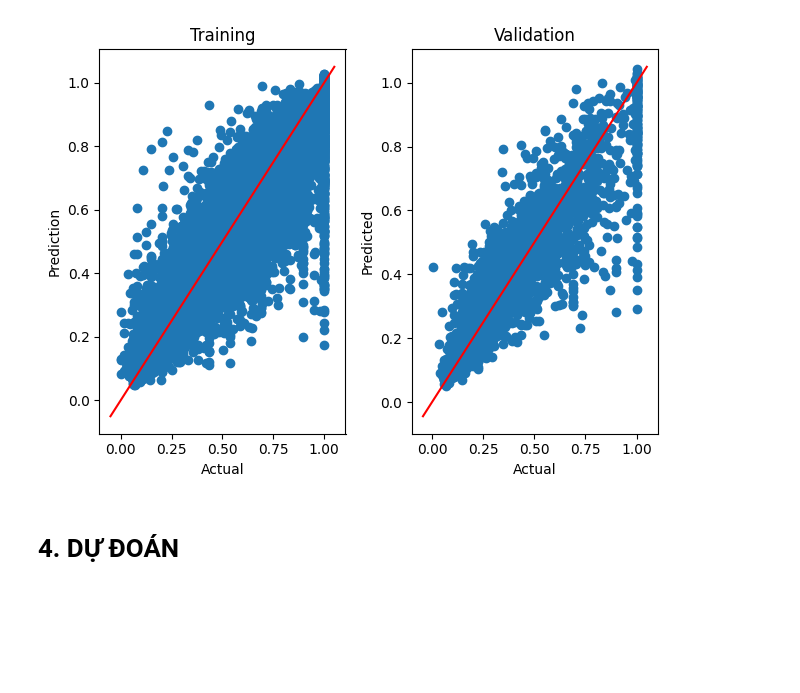
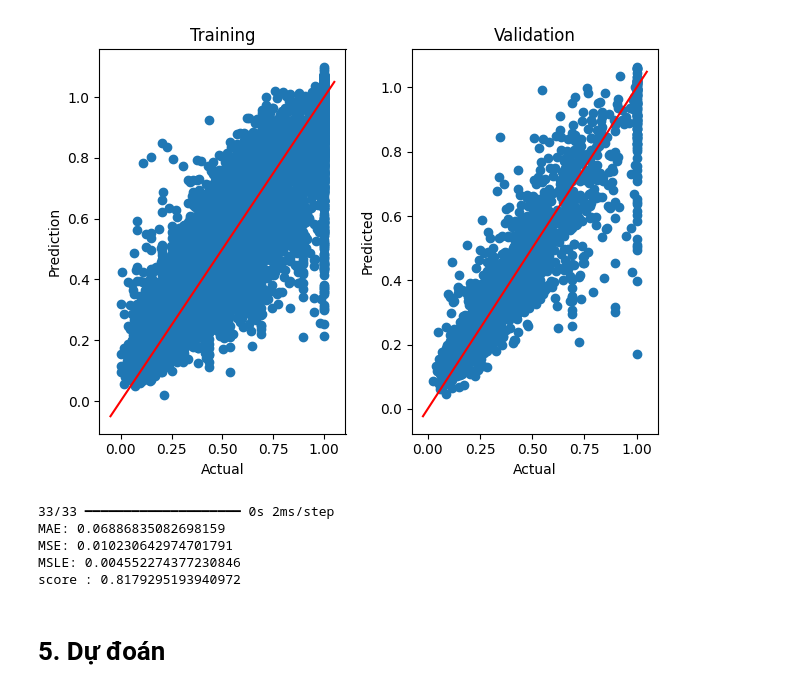
Before and after one commit to ldc-369/predicting-house-prices, a Jupyter notebook: train_model.ipynb, the cells around one changed output. Drawn from its saved outputs; the diff is of its cells as text; code cells hidden in the pictures; blank space fills up the shorter version.

```diff
--- a/train_model.ipynb
+++ b/train_model.ipynb
@@ -369,0 +222,6 @@ score : 0.8310255279347436
+# %%
+remain_length = len(X_remain)
+test_length = math.floor(len(X)*0.05)
+test_ratio_in_remain = test_length/remain_length
+# %%
+X_val, X_test, y_val, y_test = train_test_split(X_remain, y_remain, test_size=test_ratio_in_remain, random_state=123)
@@ -369,0 +266,25 @@ score : 0.8310255279347436
+# %%
+#kiến trúc model
+
+model = Sequential()
+
+model.add(Input(shape=(X_train.shape[1],)))
+
+model.add(Dense(256))
+model.add(BatchNormalization())
+model.add(Activation('relu'))
+model.add(Dropout(0.2))
+
+model.add(Dense(128))
+model.add(BatchNormalization())
+model.add(Activation('relu'))
+model.add(Dropout(0.1))
+
+model.add(Dense(64))
+model.add(BatchNormalization())
+model.add(Activation('relu'))
+
+# output-layer: 1 neuron, không activation (vì hồi quy)
+model.add(Dense(1))
+
+model.summary()
@@ -369,0 +313,10 @@ score : 0.8310255279347436
+# %%
+model.compile(optimizer='adam', loss=MeanSquaredError(), metrics=['mae'])
+
+early_stop = EarlyStopping(monitor='val_loss', mode='min', patience=20, restore_best_weights=True)
+
+history = model.fit(X_train, y_train,
+                    validation_data=(X_val, y_val),
+                    epochs=500,
+                    batch_size=250,
+                    callbacks=[early_stop], verbose=1)
@@ -390,7 +382,7 @@ fig, axes = plt.subplots(1,2)
 
 # This makes the individual subplots
 # Training Results
-axes[0].scatter(x=y_train, y=model.predict(F_train))
+axes[0].scatter(x=y_train, y=model.predict(X_train))
 axes[0].set_xlabel('Actual', fontsize=10)
 axes[0].set_ylabel('Prediction', fontsize=10)
 axes[0].set_title('Training')
@@ -400,7 +392,7 @@ x = np.linspace(*axes[0].get_xlim())
 axes[0].plot(x, x, color='red')
 
 # Validation Results
-axes[1].scatter(x=y_val, y=model.predict(F_val))
+axes[1].scatter(x=y_val, y=model.predict(X_val))
 axes[1].set_xlabel('Actual', fontsize=10)
 axes[1].set_ylabel('Predicted', fontsize=10)
 axes[1].set_title('Validation')
@@ -418,5 +410,19 @@ plt.show()
-[figure, old version]
+[figure, new version]
-# %% [markdown]
-# **4. DỰ ĐOÁN**
+# %%
+# đánh giá model trên tập test
+y_test_pred = model.predict(X_test)
+
+print("MAE:", mean_absolute_error(y_test, y_test_pred))
+print("MSE:", mean_squared_error(y_test, y_test_pred))
+print("MSLE:", mean_squared_log_error(y_test, y_test_pred))
+print("score :", r2_score(y_test, y_test_pred))
+# %% [output]
+33/33 ━━━━━━━━━━━━━━━━━━━━ 0s 2ms/step
+MAE: 0.06886835082698159
+MSE: 0.010230642974701791
+MSLE: 0.004552274377230846
+score : 0.8179295193940972
+# %% [markdown]
+# **5. Dự đoán**
 # %%
 def prepare_input(longitude,latitude,housing_median_age,total_rooms,total_bedrooms,population,households,median_income,ocean_proximity):
```
Also changed, not shown: parts of 81 cells of this notebook, 12 other files.
